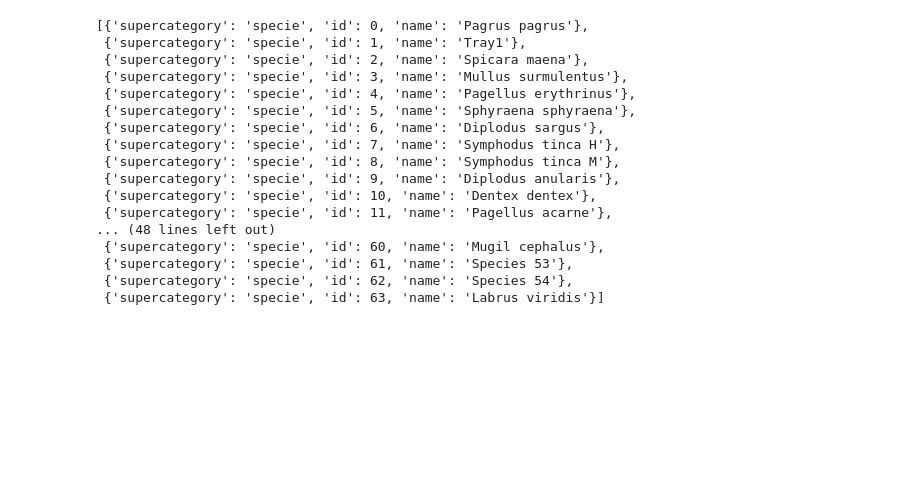
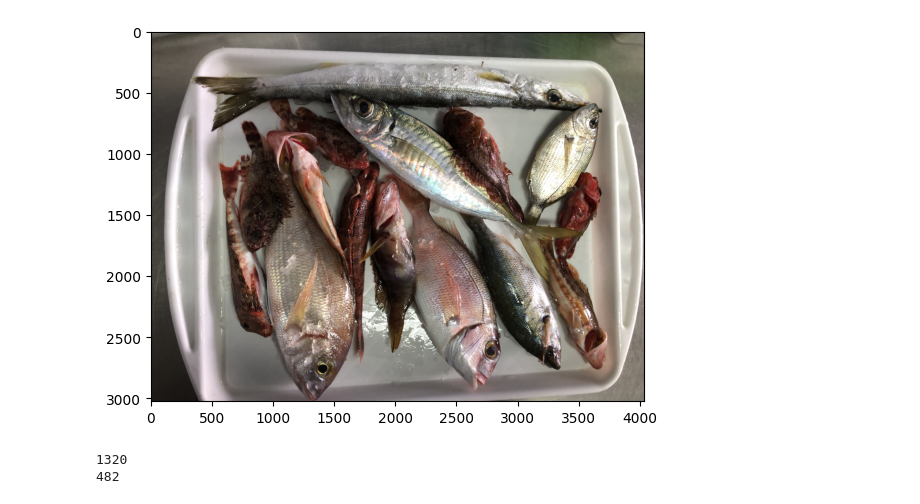
Before and after one commit to seif7666/DeepFish-dataset, a Jupyter notebook: Untitled.ipynb, the cells around one changed output. Cells and saved outputs as stored; diff of their text form; code cells hidden in the pictures; blank space fills up the shorter version.

```diff
--- a/Untitled.ipynb
+++ b/Untitled.ipynb
@@ -40,20 +45,51 @@ getDataframe(dataset['annotations'])
-# %%
-newJson= open('fish_tray_json_labels.zip
-# %% [output]
-[{'supercategory': 'specie', 'id': 0, 'name': 'Pagrus pagrus'},
- {'supercategory': 'specie', 'id': 1, 'name': 'Tray1'},
- {'supercategory': 'specie', 'id': 2, 'name': 'Spicara maena'},
- {'supercategory': 'specie', 'id': 3, 'name': 'Mullus surmulentus'},
- {'supercategory': 'specie', 'id': 4, 'name': 'Pagellus erythrinus'},
- {'supercategory': 'specie', 'id': 5, 'name': 'Sphyraena sphyraena'},
- {'supercategory': 'specie', 'id': 6, 'name': 'Diplodus sargus'},
- {'supercategory': 'specie', 'id': 7, 'name': 'Symphodus tinca H'},
- {'supercategory': 'specie', 'id': 8, 'name': 'Symphodus tinca M'},
- {'supercategory': 'specie', 'id': 9, 'name': 'Diplodus anularis'},
- {'supercategory': 'specie', 'id': 10, 'name': 'Dentex dentex'},
- {'supercategory': 'specie', 'id': 11, 'name': 'Pagellus acarne'},
-... (48 lines left out)
- {'supercategory': 'specie', 'id': 60, 'name': 'Mugil cephalus'},
- {'supercategory': 'specie', 'id': 61, 'name': 'Species 53'},
- {'supercategory': 'specie', 'id': 62, 'name': 'Species 54'},
- {'supercategory': 'specie', 'id': 63, 'name': 'Labrus viridis'}]
+# %%
+DATASET_PATH= './DATASET/'
+# %%
+import os
+def isImageExist(image_path:str):
+        path= DATASET_PATH+image_path
+        if os.path.exists(path):
+            return True
+        else:
+            return False
+def read_image(image_path:str):
+    if isImageExist(image_path):
+        return PIL.Image.open(DATASET_PATH+image_path)
+    return None
+# isImageExist('21_04_21-B8.jpg')
+# %%
+def isImageIDExists(image_ID:str, load_image:bool):
+    path= images.loc[images['id'] == image_ID]
+    if len(path) == 0:
+        return False,None
+    path= path.iloc[0]['file_name']
+    if isImageExist(path):
+        if load_image:
+            return True,read_image(path)
+        else:
+            return True,None
+    return False,None
+# %%
+def displayPillowImg(img):
+        plt.imshow(img)
+        plt.show()
+# %%
+def displayImage(image_ID:str):
+    _,image= isImageIDExists(image_ID,True)
+    if image is not None:
+       displayPillowImg(image)
+displayImage(annotations.iloc[500]['image_id'])
+# print(annotations.iloc[500])
+# %% [output]
+[figure, added]
+# %%
+##Filter images dataset
+for i in range(len(images)):
+    if not isImageExist(images.loc[i,'file_name']):
+        images.loc[i,'file_name']= None
+print(len(images))
+images=images.dropna()
+print(len(images))
+# %% [output]
+1320
+482
```
Also changed, not shown: parts of 9 cells of this notebook.
